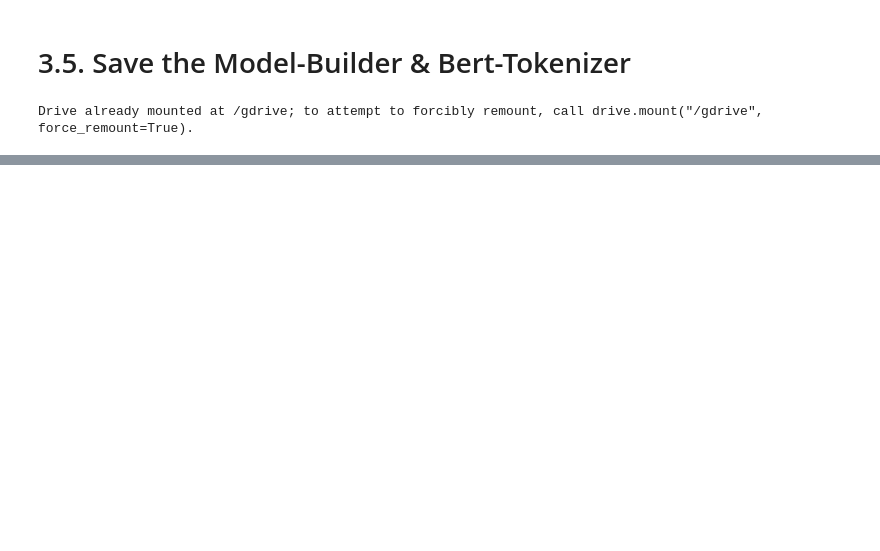
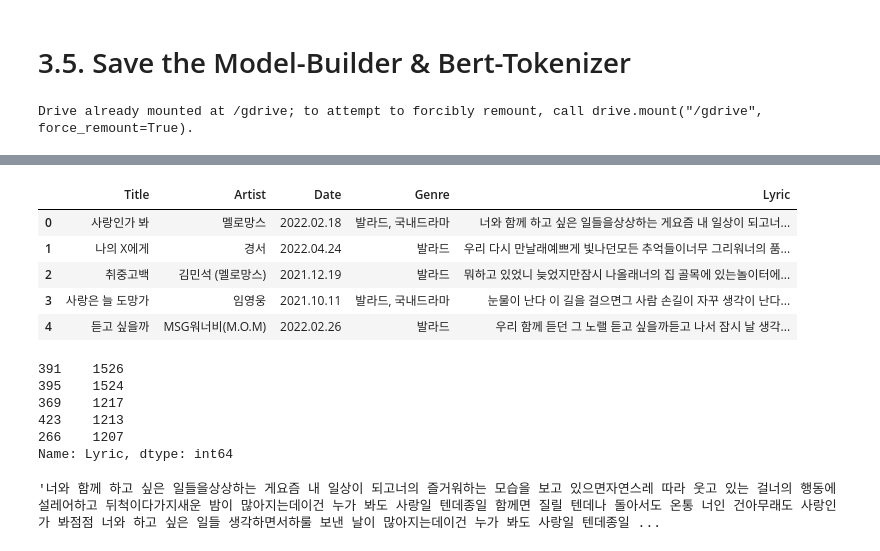
Before and after one commit to sihyeon3523/Six_of_cells, a Jupyter notebook: KoBERT_keras.ipynb, the cells around one changed output, grey strips where cells are left out. Cells and saved outputs as stored; diff of their text form; code cells hidden in the pictures; blank space fills up the shorter version.

```diff
--- a/KoBERT_keras.ipynb
+++ b/KoBERT_keras.ipynb
@@ -387,0 +425,23 @@ Drive already mounted at /gdrive; to attempt to forcibly remount, call drive.mou
+# %%
+df = pd.read_excel('balad_500songs.xlsx')
+df.head()
+# %% [output]
+|  | Title | Artist | Date | Genre | Lyric |
+| 0 | 사랑인가 봐 | 멜로망스 | 2022.02.18 | 발라드, 국내드라마 | 너와 함께 하고 싶은 일들을상상하는 게요즘 내 일상이 되고너... |
+| 1 | 나의 X에게 | 경서 | 2022.04.24 | 발라드 | 우리 다시 만날래예쁘게 빛나던모든 추억들이너무 그리워너의 품... |
+| 2 | 취중고백 | 김민석 (멜로망스) | 2021.12.19 | 발라드 | 뭐하고 있었니 늦었지만잠시 나올래너의 집 골목에 있는놀이터에... |
+| 3 | 사랑은 늘 도망가 | 임영웅 | 2021.10.11 | 발라드, 국내드라마 | 눈물이 난다 이 길을 걸으면그 사람 손길이 자꾸 생각이 난다... |
+| 4 | 듣고 싶을까 | MSG워너비(M.O.M) | 2022.02.26 | 발라드 | 우리 함께 듣던 그 노랠 듣고 싶을까듣고 나서 잠시 날 생각... |
+# %%
+df['Lyric'].str.len().sort_values(ascending=False)[:5]
+# %% [output]
+391    1526
+395    1524
+369    1217
+423    1213
+266    1207
+Name: Lyric, dtype: int64
+# %%
+df.loc[0,'Lyric'][
+# %% [output]
+'너와 함께 하고 싶은 일들을상상하는 게요즘 내 일상이 되고너의 즐거워하는 모습을 보고 있으면자연스레 따라 웃고 있는 걸너의 행동에 설레어하고 뒤척이다가지새운 밤이 많아지는데이건 누가 봐도 사랑일 텐데종일 함께면 질릴 텐데나 돌아서도 온통 너인 건아무래도 사랑인가 봐점점 너와 하고 싶은 일들 생각하면서하룰 보낸 날이 많아지는데이건 누가 봐도 사랑일 텐데종일 ...
```
Also changed, not shown: parts of 4 cells of this notebook, 1 other file.
